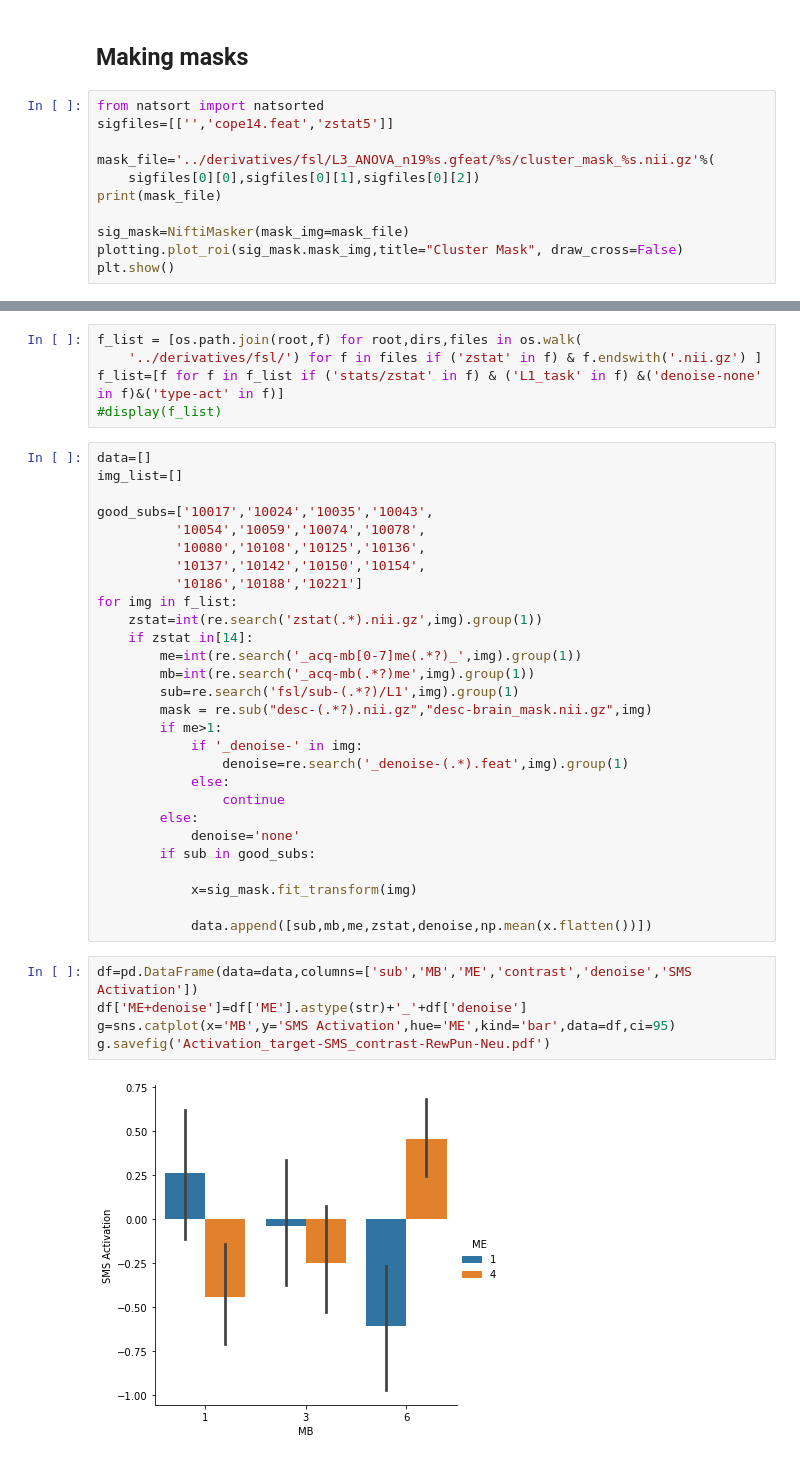
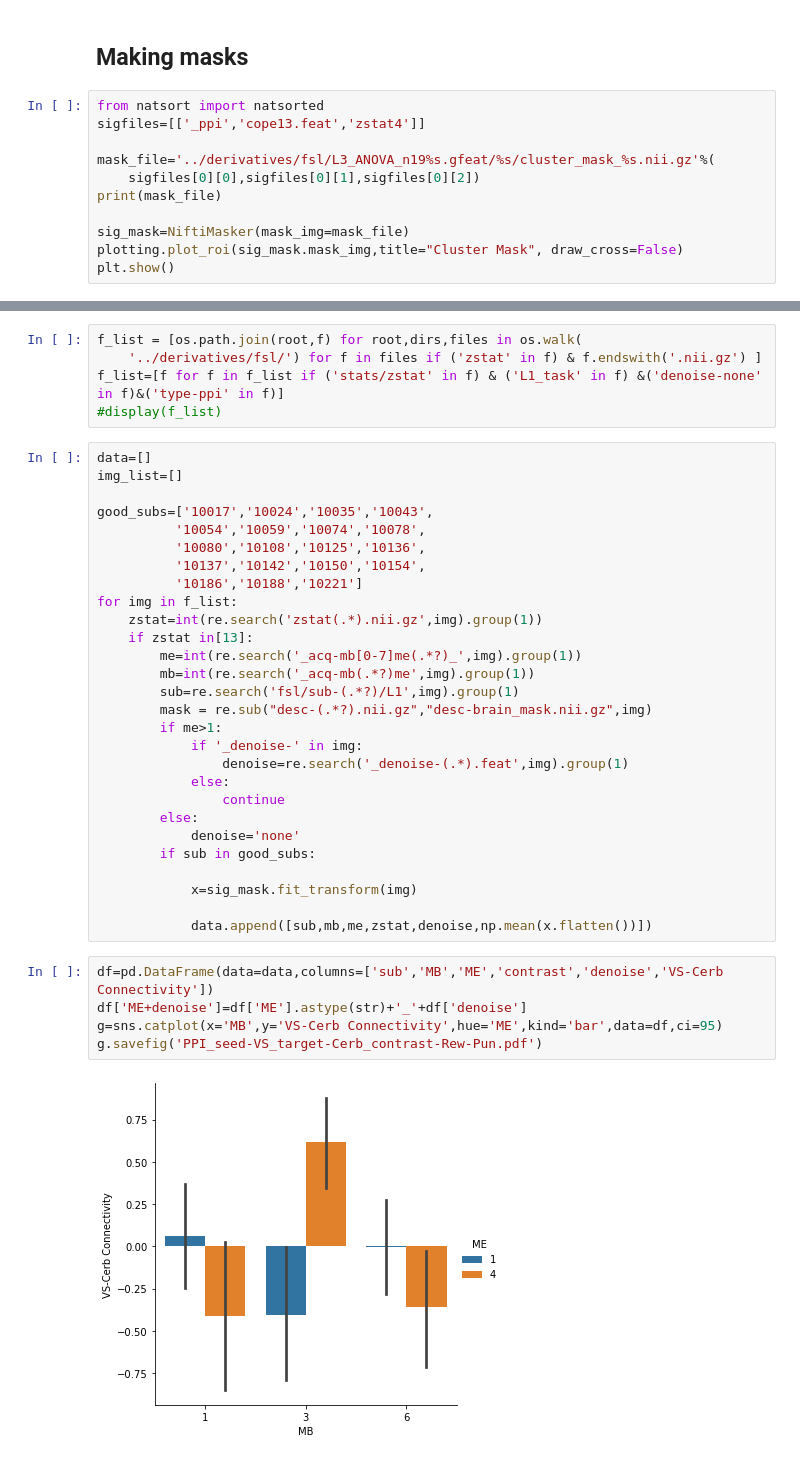
Before and after one commit to DVS-Lab/rf1-sequence-pilot, a Jupyter notebook: code/Compute_TSNR.ipynb, the cells around one changed output, grey strips where cells are left out. Drawn from its saved outputs; the diff is of its cells as text.

```diff
--- a/code/Compute_TSNR.ipynb
+++ b/code/Compute_TSNR.ipynb
@@ -409,7 +409,7 @@ g.savefig('Rew-zstat.pdf')
 ## Making masks
 # %%
 from natsort import natsorted
-sigfiles=[['','cope14.feat','zstat5']]
+sigfiles=[['_ppi','cope13.feat','zstat4']]
 
 mask_file='../derivatives/fsl/L3_ANOVA_n19%s.gfeat/%s/cluster_mask_%s.nii.gz'%(
     sigfiles[0][0],sigfiles[0][1],sigfiles[0][2])
@@ -424,7 +424,7 @@ plt.show()
 # %%
 f_list = [os.path.join(root,f) for root,dirs,files in os.walk(
     '../derivatives/fsl/') for f in files if ('zstat' in f) & f.endswith('.nii.gz') ]
-f_list=[f for f in f_list if ('stats/zstat' in f) & ('L1_task' in f) &('denoise-none' in f)&('type-act' in f)]
+f_list=[f for f in f_list if ('stats/zstat' in f) & ('L1_task' in f) &('denoise-none' in f)&('type-ppi' in f)]
 #display(f_list)
 # %%
 data=[]
@@ -437,7 +437,7 @@ good_subs=['10017','10024','10035','10043',
           '10186','10188','10221']
 for img in f_list:
     zstat=int(re.search('zstat(.*).nii.gz',img).group(1))
-    if zstat in[14]:
+    if zstat in[13]:
         me=int(re.search('_acq-mb[0-7]me(.*?)_',img).group(1))
         mb=int(re.search('_acq-mb(.*?)me',img).group(1))
         sub=re.search('fsl/sub-(.*?)/L1',img).group(1)
@@ -455,9 +455,9 @@ for img in f_list:
 
             data.append([sub,mb,me,zstat,denoise,np.mean(x.flatten())])
 # %%
-df=pd.DataFrame(data=data,columns=['sub','MB','ME','contrast','denoise','SMS Activation'])
+df=pd.DataFrame(data=data,columns=['sub','MB','ME','contrast','denoise','VS-Cerb Connectivity'])
 df['ME+denoise']=df['ME'].astype(str)+'_'+df['denoise']
-g=sns.catplot(x='MB',y='SMS Activation',hue='ME',kind='bar',data=df,ci=95)
-g.savefig('Activation_target-SMS_contrast-RewPun-Neu.pdf')
+g=sns.catplot(x='MB',y='VS-Cerb Connectivity',hue='ME',kind='bar',data=df,ci=95)
+g.savefig('PPI_seed-VS_target-Cerb_contrast-Rew-Pun.pdf')
 # %% [output]
-[figure, old version]
+[figure, new version]
```
Also changed, not shown: parts of 1 cell of this notebook, 1 other file.
